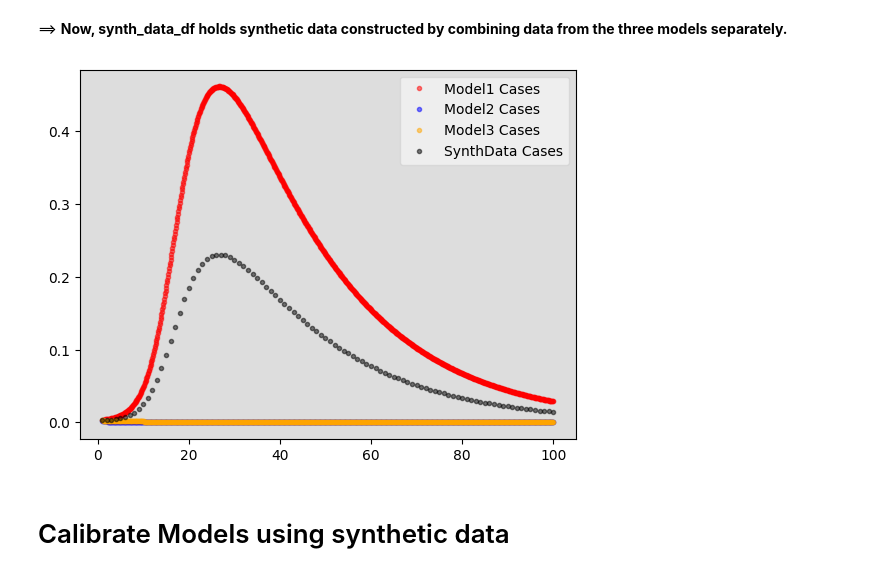
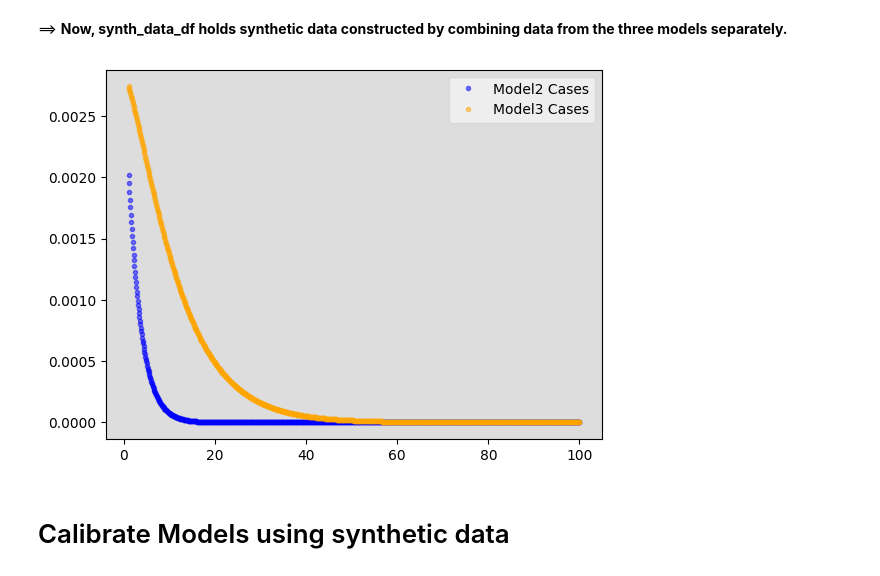
Before and after one commit to ciemss/pyciemss, a Jupyter notebook: notebook/april_ensemble/syndata_generate_and_test.ipynb, the cells around one changed output. Cells and saved outputs as stored; diff of their text form; code cells hidden in the pictures.

```diff
--- a/notebook/april_ensemble/syndata_generate_and_test.ipynb
+++ b/notebook/april_ensemble/syndata_generate_and_test.ipynb
@@ -692,4 +711,6 @@ start_t = 0
 
 # note that we cannot intervene at a previously existing timepoint, or odeint will complain.
 Num_param = 16
-intervene_t = get_tspan(1e-5, Num_param*1e-5, Num_param)
+intervene_t = get_tspan(0.1, 0.9, Num_param)
+print("t_points", t_points)
+print("intervene_t", intervene_t)
@@ -803,0 +848,12 @@ dict_keys(['Cases', 'Hospitalizations', 'Dead'])
+# %%
+model1_prior_sol_dict = {}
+for n in state_var_names:
+    model1_prior_sol_dict[n[0:-4]] = model1_prior_forecast[n]
+
+model1_solns = solution_mapping1(model1_prior_sol_dict)
+
+# Fix solution names for plotting
+new_model1_solns = {f"{k}_sol":v for k,v in model1_solns.items()}
+
+ax = plot_predictive(new_model1_solns, t_points, ax=setup_ax(), title="Prior Forecasts - Ensemble (1000 Samples)", color="blue", label="Ensemble Model Prior Forecasts")
+ax = plot_observations(synth_data_dict['model1']['Cases'][0], t_points, ax=ax, color="black", label="Intervened Synthetic Cases - Training Data")
@@ -828,9 +886,9 @@ ScaledBetaNoisePetriNetODESystem(
 # Intervention format: (time, parameter, value)
 
 model2_rate_parameter_intervention = [
-    (intervene_t[0], "mira_param_0", 1e-9),
-    (intervene_t[1], "mira_param_1", 4e-9),
-    (intervene_t[2], "mira_param_2", 8.5e-10),
+    (intervene_t[0], "mira_param_0", 1),#1e-9),
+    (intervene_t[1], "mira_param_1", 4),#4e-9),
+    (intervene_t[2], "mira_param_2", 0.85),#8.5e-10),
     (intervene_t[3], "mira_param_3", 0.024),
     (intervene_t[4], "mira_param_4", 0.44),
     (intervene_t[5], "mira_param_5", 0.059),
@@ -1123,11 +1181,11 @@ model2_df = pd.DataFrame.from_dict({k: synth_data_dict['model2'][k][0] for k in
 model3_df = pd.DataFrame.from_dict({k: synth_data_dict['model3'][k][0] for k in synth_data_dict['model3']})
 # %%
 # Display synthetic data by plotting each model trajectory separately, along with the weighted sum data
-ax = plot_observations(model1_df['Cases'], t_points, color="red", label="Model1 Cases")
-ax = plot_observations(model2_df['Cases'], t_points, ax=ax, color="blue", label="Model2 Cases")
+# ax = plot_observations(model1_df['Cases'], t_points, color="red", label="Model1 Cases")
+ax = plot_observations(model2_df['Cases'], t_points, color="blue", label="Model2 Cases")
 ax = plot_observations(model3_df['Cases'], t_points, ax=ax, color="orange", label="Model3 Cases")
-ax = plot_observations(synth_data_df['case_census']/data_total_population, t_points[keep_idx], ax=ax, color="black", label="SynthData Cases")
+# ax = plot_observations(synth_data_df['case_census']/data_total_population, t_points[keep_idx], ax=ax, color="black", label="SynthData Cases")
 # %% [output]
-[figure, old version]
+[figure, new version]
 # %% [markdown]
 # Calibrate Models using synthetic data
```
Also changed, not shown: parts of 37 cells of this notebook.
